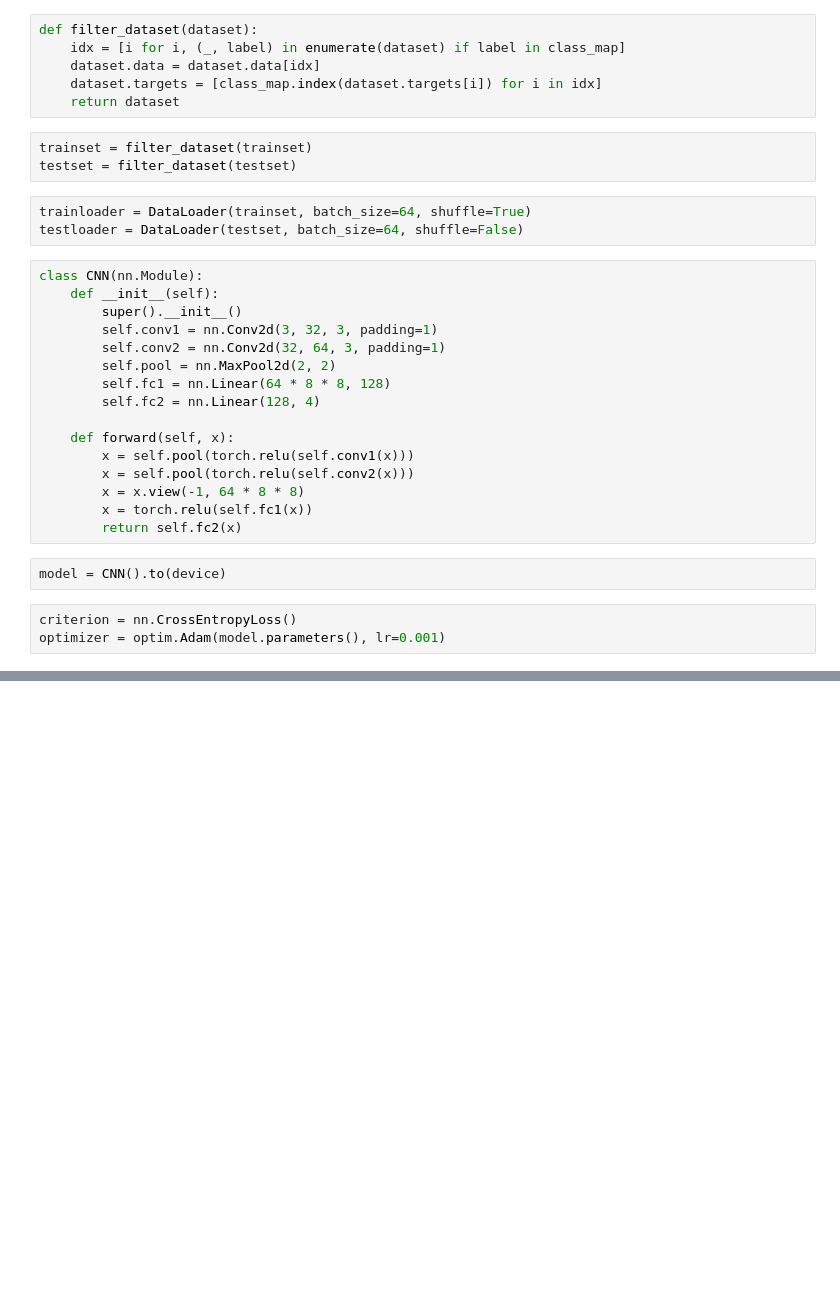
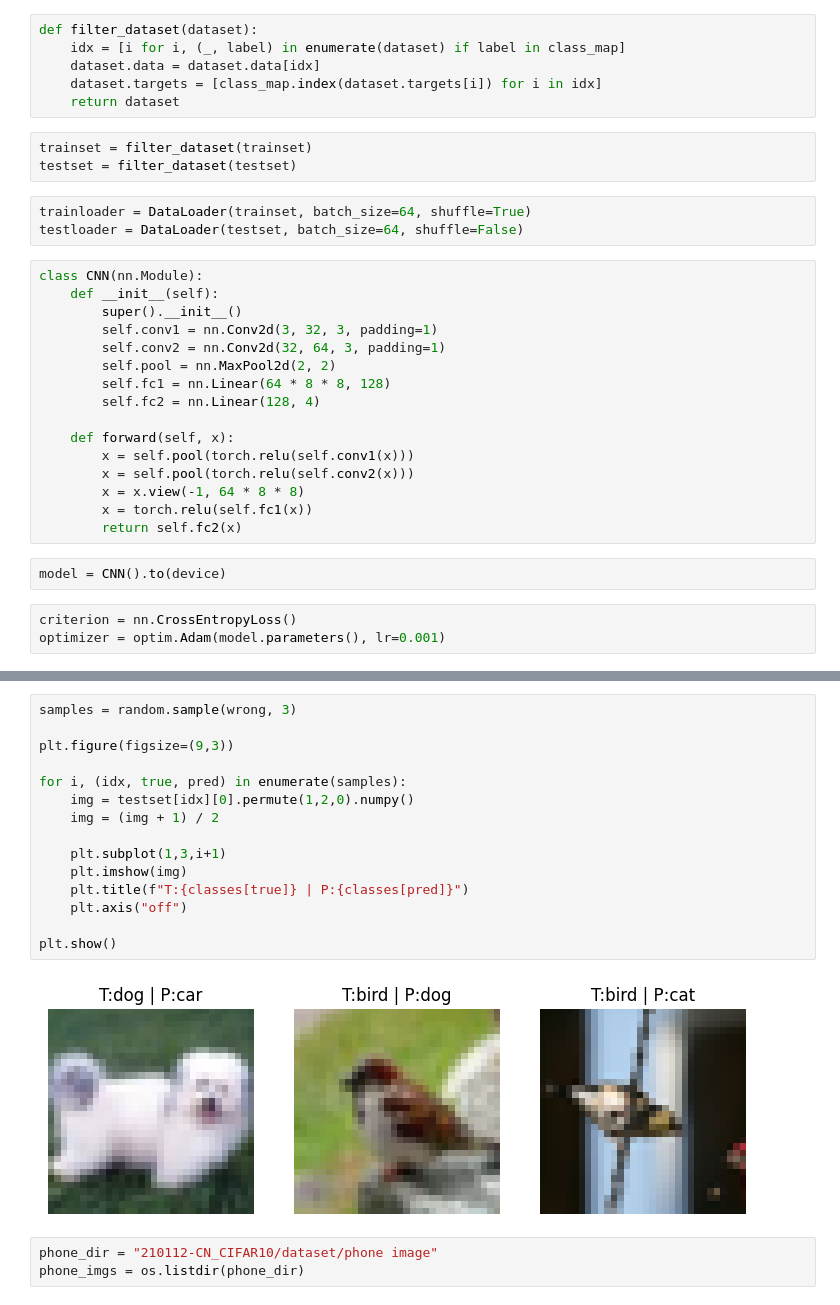
Before and after one commit to mitra369/210112-CN_CIFAR10, a Jupyter notebook: 210112_CN_CIFAR10.ipynb, the cells around one changed output, grey strips where cells are left out. Cells and saved outputs as stored; diff of their text form; blank space fills up the shorter version.

Commit message:
210112_CN_CIFAR10 using Colab

```diff
--- a/210112_CN_CIFAR10.ipynb
+++ b/210112_CN_CIFAR10.ipynb
@@ -95,0 +193,20 @@ torch.save(model.state_dict(), "model/210112.pth")
+# %%
+samples = random.sample(wrong, 3)
+
+plt.figure(figsize=(9,3))
+
+for i, (idx, true, pred) in enumerate(samples):
+    img = testset[idx][0].permute(1,2,0).numpy()
+    img = (img + 1) / 2
+
+    plt.subplot(1,3,i+1)
+    plt.imshow(img)
+    plt.title(f"T:{classes[true]} | P:{classes[pred]}")
+    plt.axis("off")
+
+plt.show()
+# %% [output]
+[figure, added]
+# %%
+phone_dir = "210112-CN_CIFAR10/dataset/phone image"
+phone_imgs = os.listdir(phone_dir)
```
Also changed, not shown: parts of 14 cells of this notebook.
